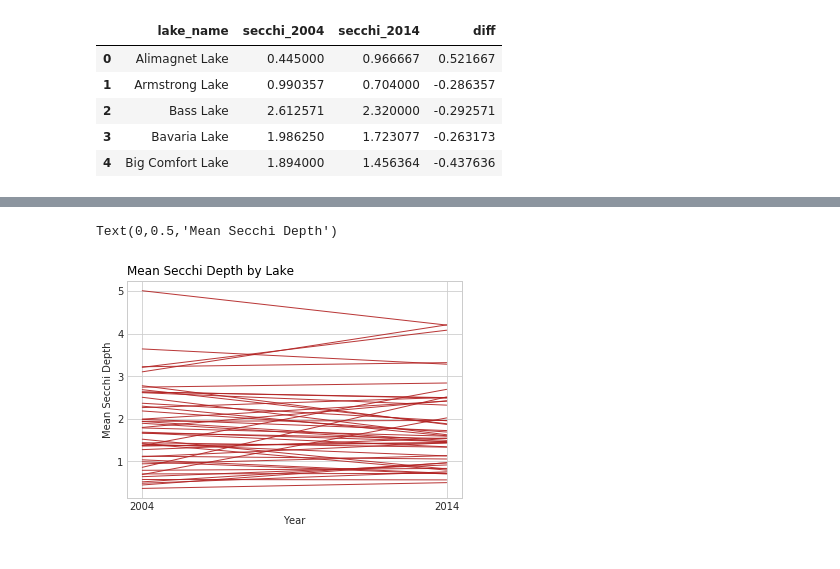
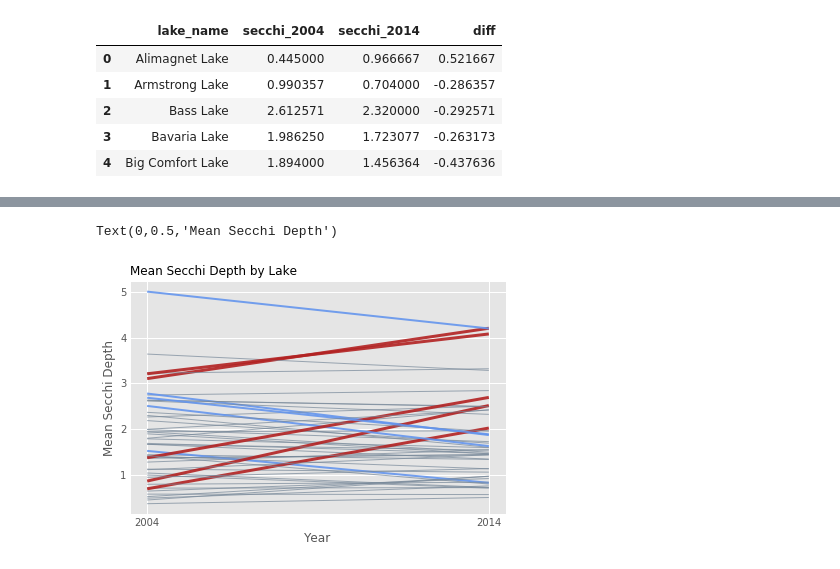
Before and after one commit to SMiertschin/DSCI430, a Jupyter notebook: Final_project_SM.ipynb, the cells around one changed output, grey strips where cells are left out. Drawn from its saved outputs; the diff is of its cells as text; code cells hidden in the pictures.

```diff
--- a/Final_project_SM.ipynb
+++ b/Final_project_SM.ipynb
@@ -67,7 +59,7 @@ high_secchi
 # %%
 lake_names = set(lake_stats.lake_name)
 # %%
-plt.style.use('seaborn-whitegrid')
+plt.style.use('ggplot')
 
 palette = plt.get_cmap('Set1')
 
@@ -78,7 +70,7 @@ for name in lake_names:
     elif name in low_secchi:
         plt.plot(df.Year, df.mean_secchi, marker='', color='cornflowerblue', linewidth=1, alpha=0.9, label="Low Mean Secchi Depth")
     else:
-        plt.plot(df.Year, df.mean_secchi, marker='', color='lightslategrey', linewidth=1, alpha=0.9, label="Mean Secchi Depth")
+        plt.plot(df.Year, df.mean_secchi, marker='', color='lightslategrey', linewidth=1, alpha=0.4, label="Mean Secchi Depth")
 
 
 
@@ -126,7 +118,7 @@ high_phos
  'George Watch Lake',
  'Swede Lake']
 # %%
-plt.style.use('seaborn-whitegrid')
+plt.style.use('ggplot')
 
 #palette = plt.get_cmap('Set1')
 
@@ -137,7 +129,7 @@ for name in lake_names:
     elif name in low_phos:
         plt.plot(df.Year, df.mean_phos, marker='', color='cornflowerblue', linewidth=1, alpha=0.9, label="Low Mean phosphorus")
     else:
-        plt.plot(df.Year, df.mean_phos, marker='', color='lightslategrey', linewidth=1, alpha=0.9, label="Mean phosphorus")
+        plt.plot(df.Year, df.mean_phos, marker='', color='lightslategrey', linewidth=1, alpha=0.4, label="Mean phosphorus")
 
 
 
@@ -152,7 +144,7 @@ lake_stats.Year = lake_stats.Year.astype(str)
 lakes_first_last_year = (lake_stats
                          >> filter_by((X.Year.isin(['2004','2014'])))
                         )
-lakes_diff = (lake_stats
+secchi_diff = (lake_stats
                          >> filter_by((X.Year.isin(['2004','2014'])))
                          >> spread(X.Year, X.mean_secchi)
                          #>> rename(secchi_2004 = 2004)#, secchi_2014 = 2014)
@@ -160,6 +152,14 @@ lakes_diff = (lake_stats
                          >> summarize(secchi_2004 = X['2004'].sum(), secchi_2014 = X['2014'].sum())
                          >> mutate(diff = X.secchi_2014 - X.secchi_2004)
                         )
+phos_diff = (lake_stats
+                         >> filter_by((X.Year.isin(['2004','2014'])))
+                         >> spread(X.Year, X.mean_phos)
+                         #>> rename(secchi_2004 = 2004)#, secchi_2014 = 2014)
+                         >> group_by(X.lake_name)
+                         >> summarize(phos_2004 = X['2004'].sum(), phos_2014 = X['2014'].sum())
+                         >> mutate(diff = X.phos_2014 - X.phos_2004)
+                        )
 # %%
 lakes_first_last_year.head()
 # %% [output]
@@ -188,0 +190,4 @@ dtype: object
+# %%
+low_diff_secchi = [name for name in secchi_diff.sort_values('diff')[0:5].lake_name]
+
+high_diff_secchi = [name for name in secchi_diff.sort_values('diff')[-5:].lake_name]
@@ -189,22 +198,22 @@ dtype: object
 # %%
-plt.style.use('seaborn-whitegrid')
+plt.style.use('ggplot')
 
 palette = plt.get_cmap('Set1')
 
 for name in lake_names:
     df = (lakes_first_last_year >> filter_by(X.lake_name == name))
-    #if name in high_secchi:
-    plt.plot(df.Year, df.mean_secchi, marker='', color='firebrick', linewidth=1, alpha=0.9, label="High Mean Secchi Depth")
-    #elif name in low_secchi:
-    #    plt.plot(df.Year, df.mean_secchi, marker='', color='cornflowerblue', linewidth=1, alpha=0.9, label="Low Mean Secchi Depth")
-    #else:
-    #    plt.plot(df.Year, df.mean_secchi, marker='', color='lightslategrey', linewidth=1, alpha=0.9, label="Mean Secchi Depth")
+    if name in high_diff_secchi:
+        plt.plot(df.Year, df.mean_secchi, marker='', color='firebrick', linewidth=3, alpha=0.9, label="High Mean Secchi Depth Difference")
+    elif name in low_diff_secchi:
+        plt.plot(df.Year, df.mean_secchi, marker='', color='cornflowerblue', linewidth=2, alpha=0.9, label="Low Mean Secchi Depth Difference")
+    else:
+        plt.plot(df.Year, df.mean_secchi, marker='', color='lightslategrey', linewidth=1, alpha=0.7, label="Mean Secchi Depth Difference")
 
 
 
 plt.title("Mean Secchi Depth by Lake", loc='left', fontsize=12, fontweight=0, color='black')
 plt.xlabel("Year")
 plt.ylabel("Mean Secchi Depth")
 # %% [output]
 Text(0,0.5,'Mean Secchi Depth')
-[figure, old version]
+[figure, new version]
```
Also changed, not shown: parts of 12 cells of this notebook.
